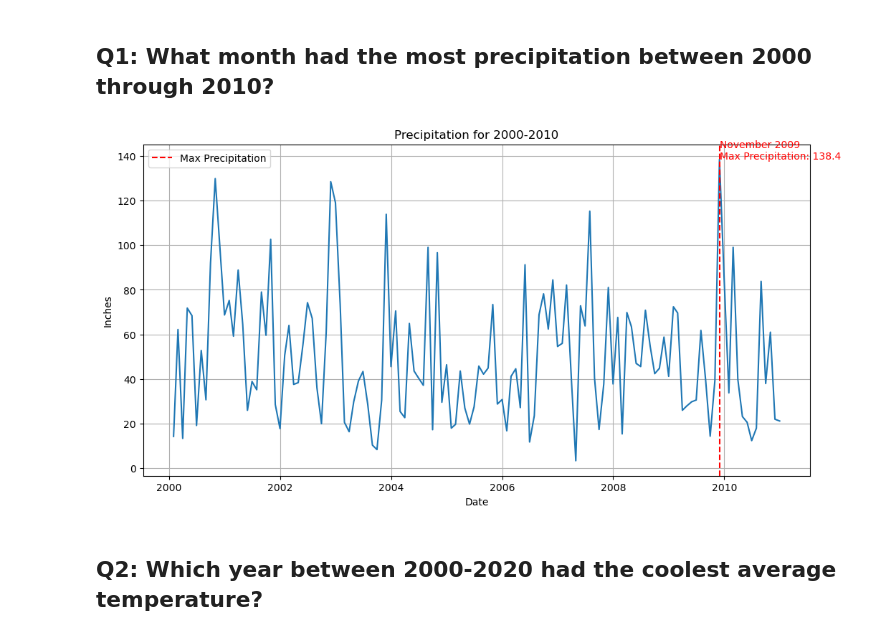
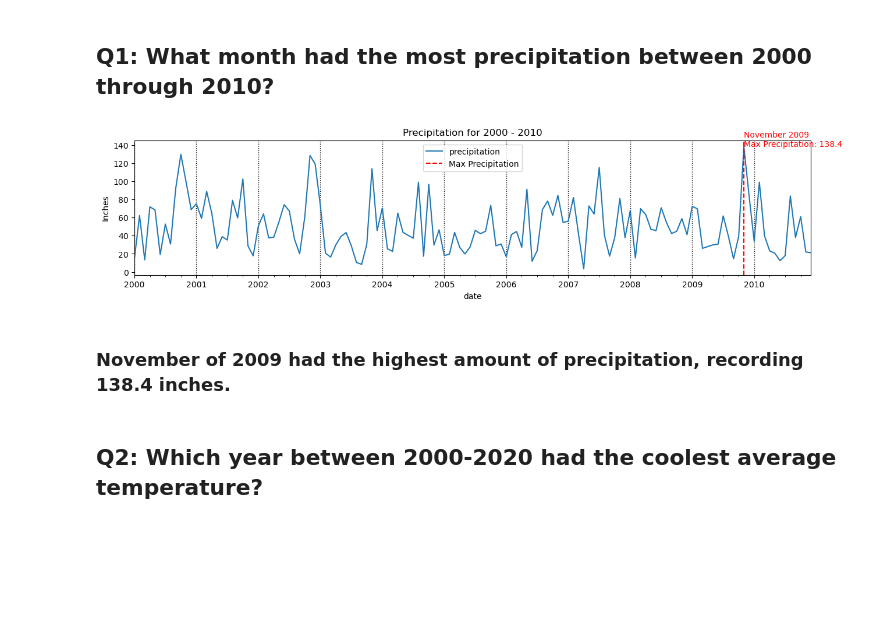
Before and after one commit to pmontecinos23/Resampling-Datetime-Data, a Jupyter notebook: Resampling Datetime Data.ipynb, the cells around one changed output. Saved outputs shown, nothing was run; the diff lists cells and outputs as text; code cells hidden in the pictures; blank space fills up the shorter version.

```diff
--- a/Resampling Datetime Data.ipynb
+++ b/Resampling Datetime Data.ipynb
@@ -104,8 +105,8 @@ df
 7671 rows × 9 columns
 # %%
 # Dropping columns
-df = df.drop(columns=['cloud_cover', 'sunshine', 'global_radiation','pressure'])
-df.head()
+df_ts = df.drop(columns=['cloud_cover', 'sunshine', 'global_radiation','pressure'])
+df_ts.head()
 # %% [output]
 |  | max_temp | mean_temp | min_temp | precipitation | snow_depth |
 | date |  |  |  |  |  |
@@ -158,11 +159,11 @@ dtype: int64
 # %%
 # Creating filters to fill for temps
 temp_fill = ['mean_temp', 'max_temp', 'min_temp']
-df[temp_fill] = df[temp_fill].ffill()
+df_ts[temp_fill] = df_ts[temp_fill].ffill()
 # %% [markdown]
 Forward filled temps since they usually do not drastically change.
 # %%
-df = df.fillna(0)
+df_ts = df_ts.fillna(0)
 # %% [markdown]
 Filled NA for snow and precipitation since I am assuming no blanks fields meant there wasn't any snow or precipitation
 # %%
@@ -178,7 +179,7 @@ dtype: int64
 ## Q1: What month had the most precipitation between 2000 through 2010?
 # %%
 # Create DataFrame with precipitation resampled to calendar month freq
-df_monthly = df['precipitation'].resample('M').sum()
+df_monthly = df_ts['precipitation'].resample('M').sum()
 # %%
 # Set time from 2000 to 2010
 start_date = '2000-01-01'
@@ -188,25 +189,3 @@ df_monthly_period = df_monthly.loc[start_date:end_date]
 # Find the date & value for the max precipitation
 max_precipitation_date = df_monthly_period.idxmax()
 max_precipitation_value = df_monthly_period.max()
-# %%
-# # Plot the precipitation
-# plt.figure(figsize=(12, 6))
-## Create our plot and save the ax
-ax = df_ts.plot()
-ax.set(ylabel="Inches", title='Precipitation for 2000-2010')
-# plt.plot(df_monthly_period.index, df_monthly_period.values)
-# plt.xlabel('Date')
-# plt.ylabel('Inches')
-# plt.title('Precipitation for 2000-2010')
-# plt.grid(True)
-ax.xaxis.set_major_locator(loc_major_yr)
-ax.xaxis.set_major_formatter(fmt_major_yr)
-# # Add vertical line at the date with maximum precipitation
-# plt.axvline(x=max_precipitation_date, color='r', linestyle='--', label='Max Precipitation')
-# plt.text(max_precipitation_date, max_precipitation_value,
-#          f"{max_precipitation_date.strftime('%B %Y')}\nMax Precipitation: {max_precipitation_value}", color='r')
-
-# plt.legend()
-# plt.show()
-# %% [output]
-[figure, removed]
@@ -213,2 +226,26 @@ ax.xaxis.set_major_formatter(fmt_major_yr)
+# %%
+fig, ax = plt.subplots(figsize=(15,3))
+df_monthly_period.plot(ax=ax)
+## Create our plot and save the ax
+ax.set(ylabel="Inches", title='Precipitation for 2000 - 2010')
+
+# Add gridlines for major xaxis ticks
+ax.grid(which='major',axis='x',color='k',ls=':',lw=1)
+
+# Add vertical line at the date with maximum precipitation
+plt.axvline(x=max_precipitation_date, color='r', linestyle='--', label='Max Precipitation')
+plt.text(max_precipitation_date, max_precipitation_value,
+         f"{max_precipitation_date.strftime('%B %Y')}\nMax Precipitation: {max_precipitation_value}", color='r')
+
+plt.legend()
+plt.show()
+
+## Rotate the major tick years using fig.autofmt_xdate
+fig = ax.get_figure()
+fig.autofmt_xdate(which='major', rotation=90,ha='center')
+# %% [output]
+[figure, added]
+# %% [markdown]
+### November of 2009 had the highest amount of precipitation, recording 138.4 inches.
 # %% [markdown]
 ## Q2: Which year between 2000-2020 had the coolest average temperature?
```
Also changed, not shown: parts of 10 cells of this notebook.
